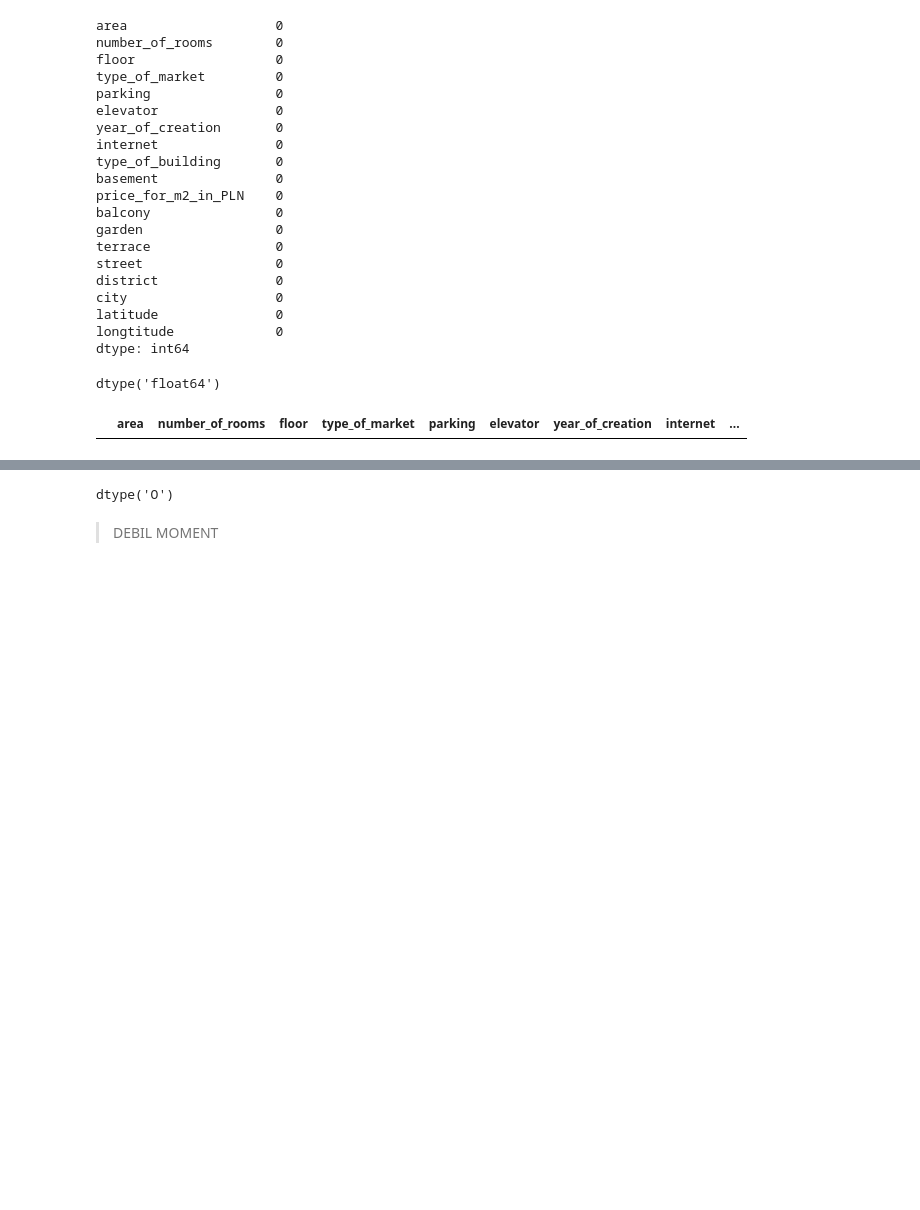
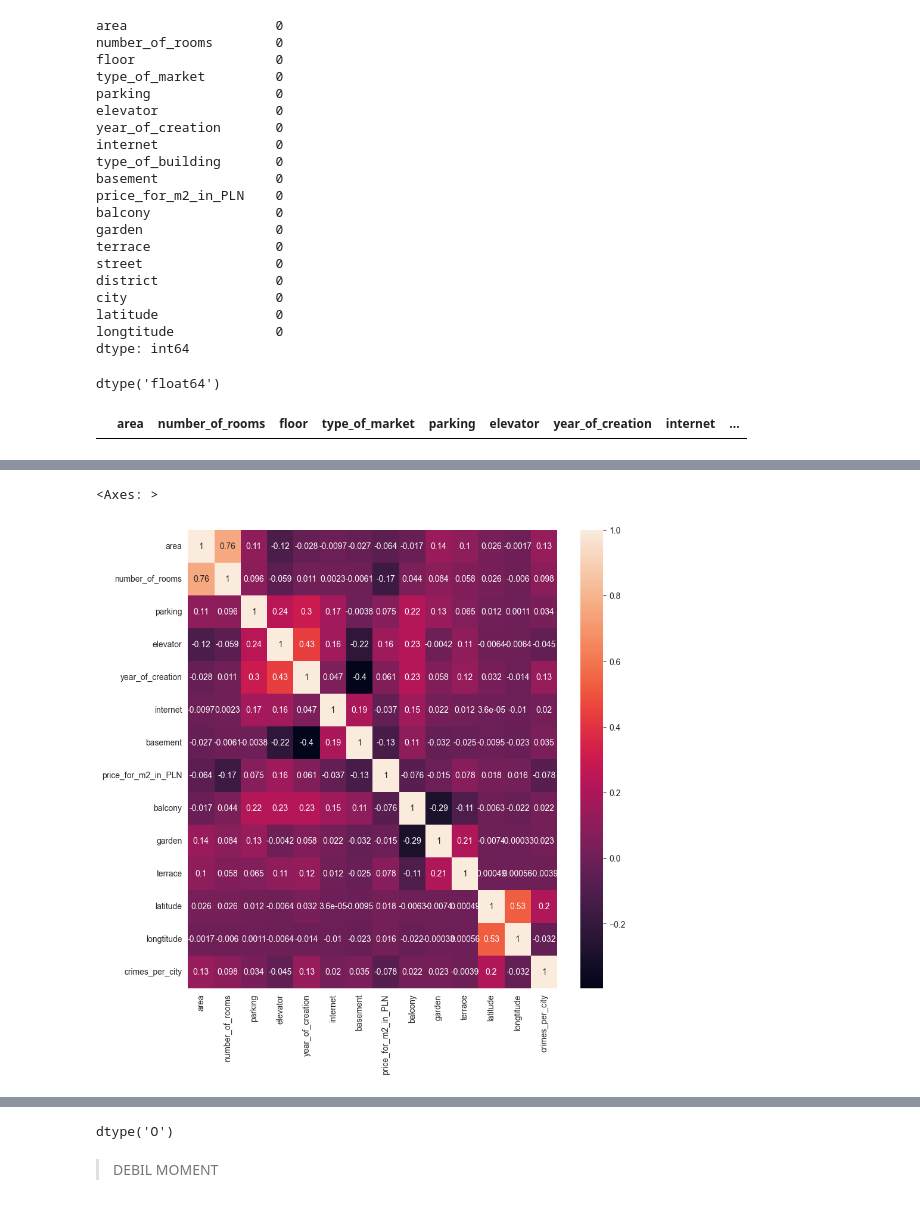
Before and after one commit to Krzy-Doma/Real_estate_price_forecasting, a Jupyter notebook: modeling/models.ipynb, the cells around one changed output, grey strips where cells are left out. Cells and saved outputs as stored; diff of their text form; code cells hidden in the pictures; blank space fills up the shorter version.

```diff
--- a/modeling/models.ipynb
+++ b/modeling/models.ipynb
@@ -98,3 +114,12 @@ data[data['price_for_m2_in_PLN'] < 5000]
 #data = data.where(data['city'] == 'gdansk').dropna()
 # %%
 #data.head().dropna()
+# %%
+data_numerical = data.drop(['city', 'district', 'type_of_market', 'type_of_building', 'floor', 'street'], axis=1)
+# %%
+import seaborn as sns
+fig, ax = plt.subplots(figsize=(10,10))
+sns.heatmap(data_numerical.corr(), annot=True, ax=ax)
+# %% [output]
+<Axes: >
+[figure, added]
```
Also changed, not shown: parts of 57 cells of this notebook.
